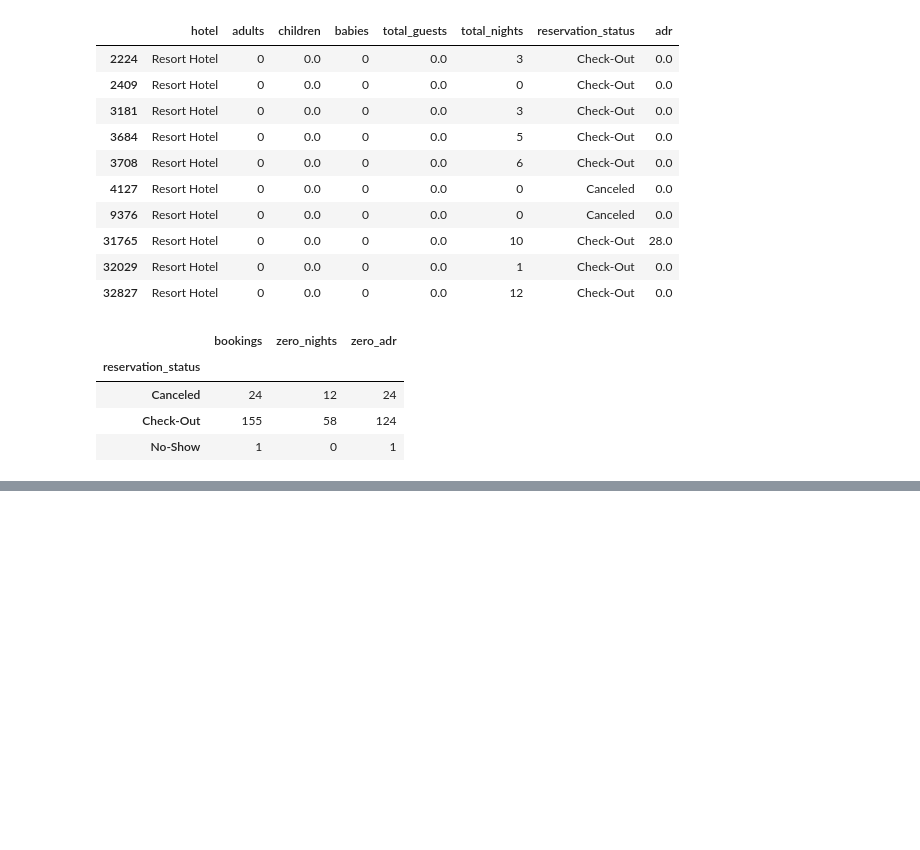
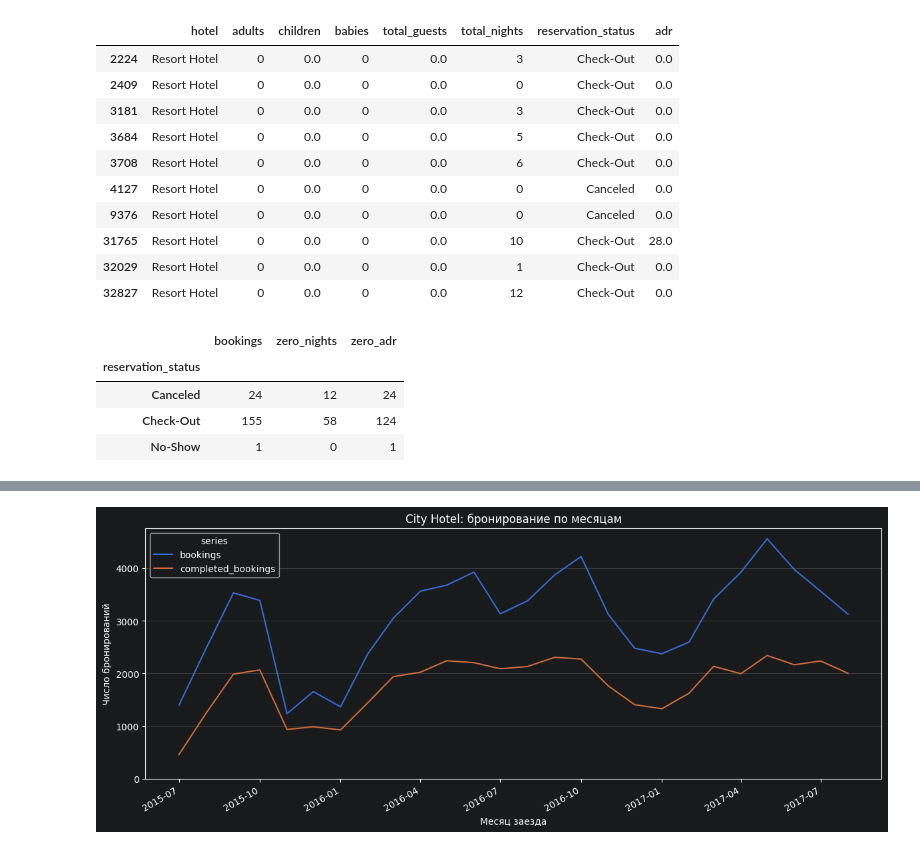
Before and after one commit to prodavec-svg/Hotel_EDA, a Jupyter notebook: notebooks/01_hotel_eda.ipynb, the cells around one changed output, grey strips where cells are left out. Saved outputs shown, nothing was run; the diff lists cells and outputs as text; code cells hidden in the pictures; blank space fills up the shorter version.

Commit message:
add monthly trends analytics

```diff
--- a/notebooks/01_hotel_eda.ipynb
+++ b/notebooks/01_hotel_eda.ipynb
@@ -516,0 +528,13 @@ display(zero_guest_bookings.groupby('reservation_status').agg(
+# %%
+# Nullable-типы сохраняют неизвестность при сравнении с нулём.
+df_prepared["zero_nights"] = df_prepared["total_nights"].astype("Int64").eq(0)
+df_prepared["zero_guests"] = df_prepared["total_guests"].astype("Int64").eq(0)
+
+zero_flags_summary = pd.DataFrame({
+    "Число нулевых значений": df_prepared[["zero_nights", "zero_guests"]].sum(),
+    "Число неизвестных значений": df_prepared[["zero_nights", "zero_guests"]].isna().sum(),
+})
+display(zero_flags_summary)
+
+assert len(df_prepared) == len(df)
+assert df_prepared["zero_guests"].isna().equals(df_prepared["total_guests"].isna())
@@ -516,0 +1095,28 @@ display(zero_guest_bookings.groupby('reservation_status').agg(
+# %%
+city_monthly=monthly_demand.xs('City Hotel',level="hotel").sort_index().reset_index()
+city_monthly['arrival_year_month']=city_monthly['arrival_year_month'].dt.to_timestamp()
+
+city_plot=city_monthly.melt(
+    id_vars="arrival_year_month",
+    value_vars=['bookings','completed_bookings'],
+    value_name='booking_count',
+    var_name='series'
+)
+fig,ax=plt.subplots(figsize=(12,5))
+sns.lineplot(
+    data=city_plot,
+    x='arrival_year_month',
+    y='booking_count',
+    hue='series',
+    markers='o',
+    ax=ax,
+)
+ax.set_title('City Hotel: бронирование по месяцам')
+ax.set_xlabel('Месяц заезда')
+ax.set_ylabel('Число бронирований')
+ax.set_ylim(bottom=0)
+ax.grid(axis='y',alpha=0.3)
+fig.autofmt_xdate()
+plt.tight_layout()
+# %% [output]
+[figure, added]
```
Also changed, not shown: parts of 41 cells of this notebook.
